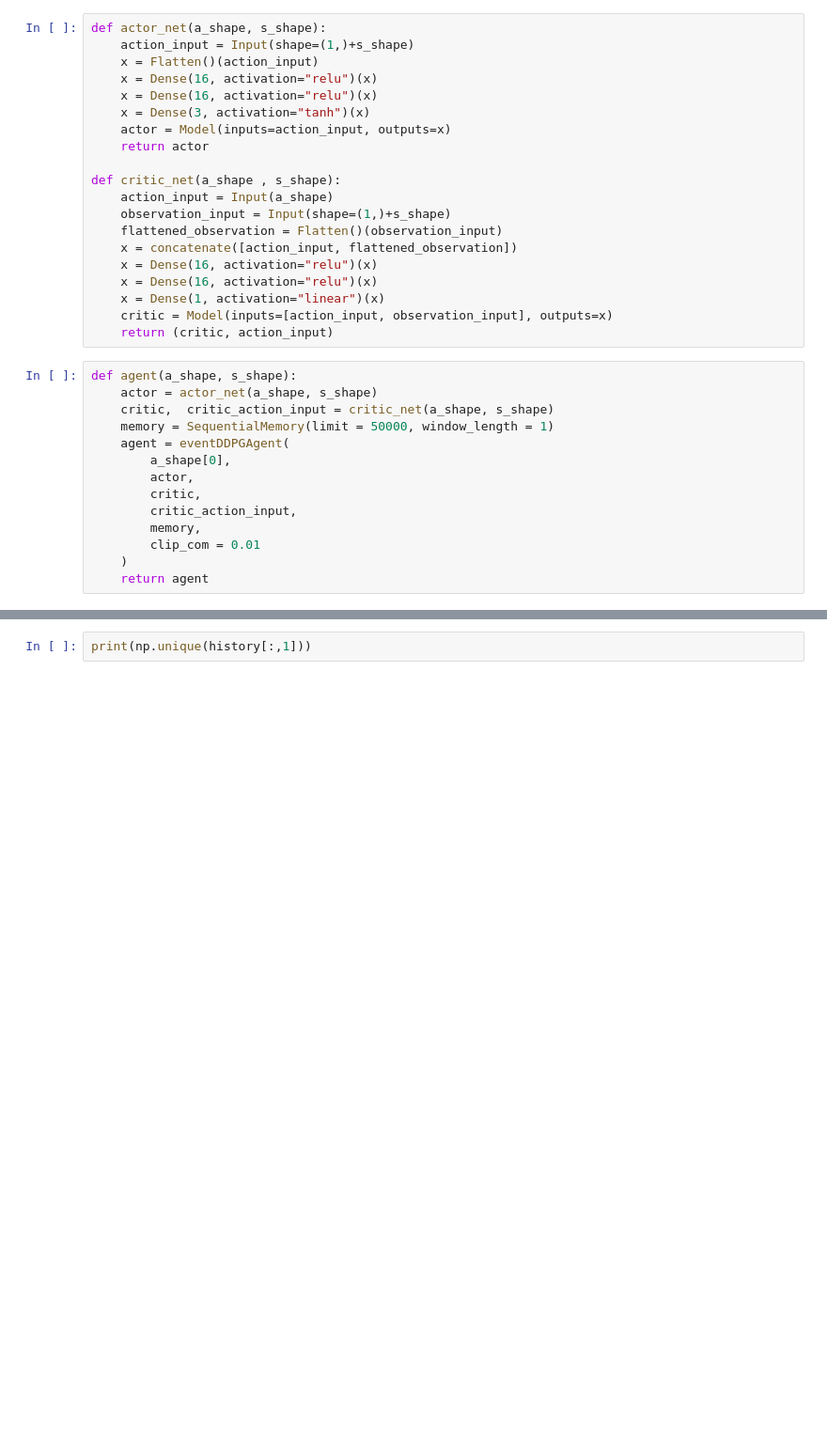
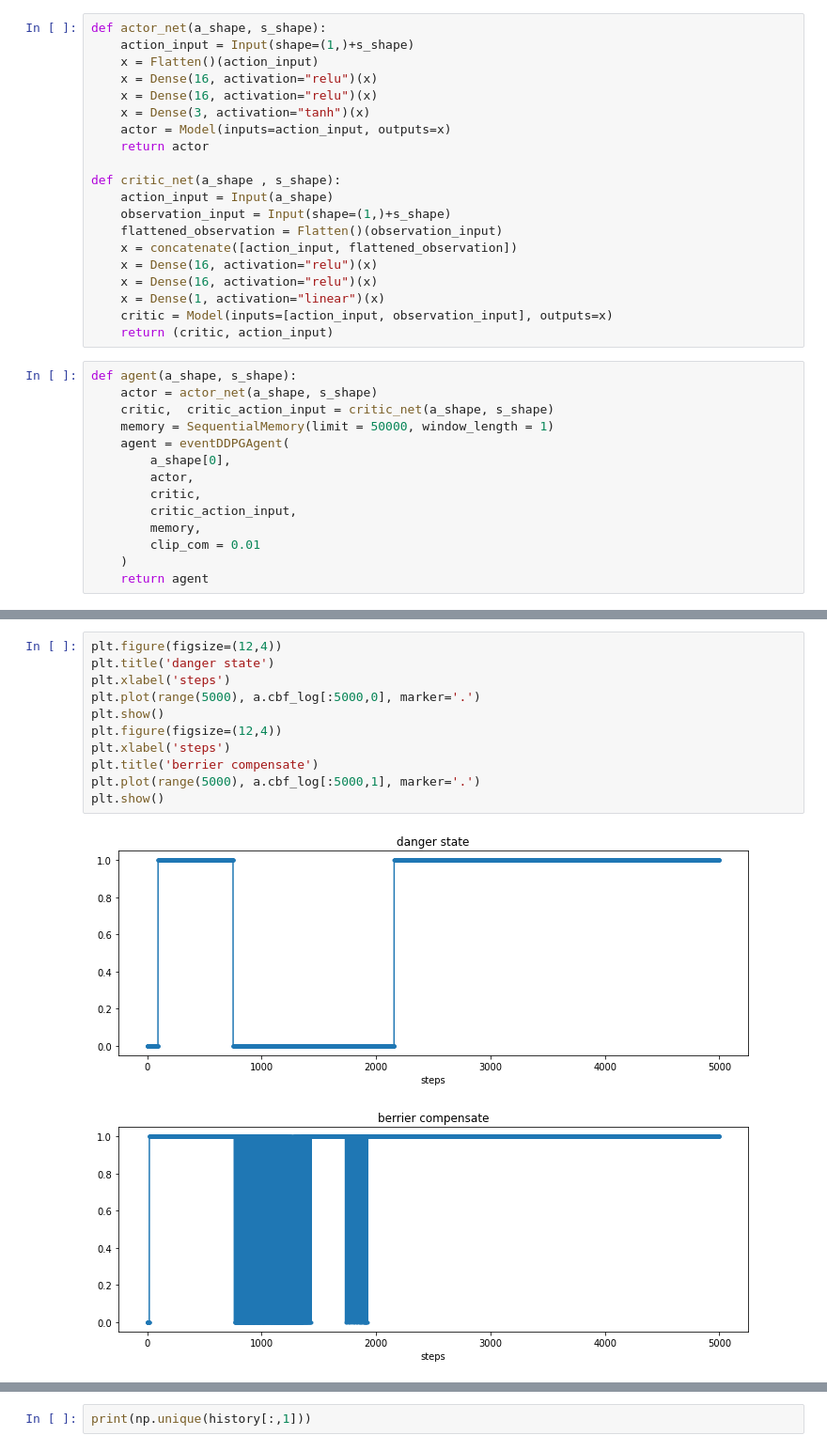
Before and after one commit to ibuki1024/eventDDPG, a Jupyter notebook: notebook/event_trigger_safe.ipynb, the cells around one changed output, grey strips where cells are left out. Shown at 94% size. Drawn from its saved outputs; the diff is of its cells as text; blank space fills up the shorter version.

```diff
--- a/notebook/event_trigger_safe.ipynb
+++ b/notebook/event_trigger_safe.ipynb
@@ -90,4 +91,18 @@ Interval 1 (0 steps performed)
 <keras.callbacks.History at 0x...>
+# %%
+plt.figure(figsize=(12,4))
+plt.title('danger state')
+plt.xlabel('steps')
+plt.plot(range(5000), a.cbf_log[:5000,0], marker='.')
+plt.show()
+plt.figure(figsize=(12,4))
+plt.xlabel('steps')
+plt.title('berrier compensate')
+plt.plot(range(5000), a.cbf_log[:5000,1], marker='.')
+plt.show()
+# %% [output]
+[figure, added]
+[figure, added]
 # %%
 plt.figure(figsize=(12,4))
 plt.title('danger state')
```
Also changed, not shown: parts of 5 cells of this notebook, 10 other files.
